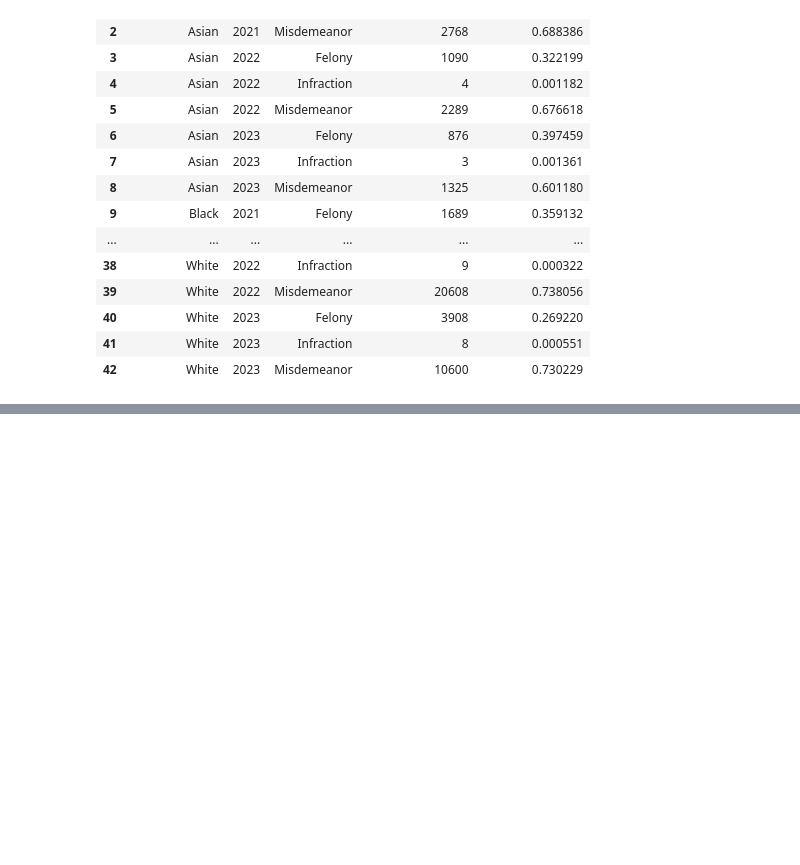
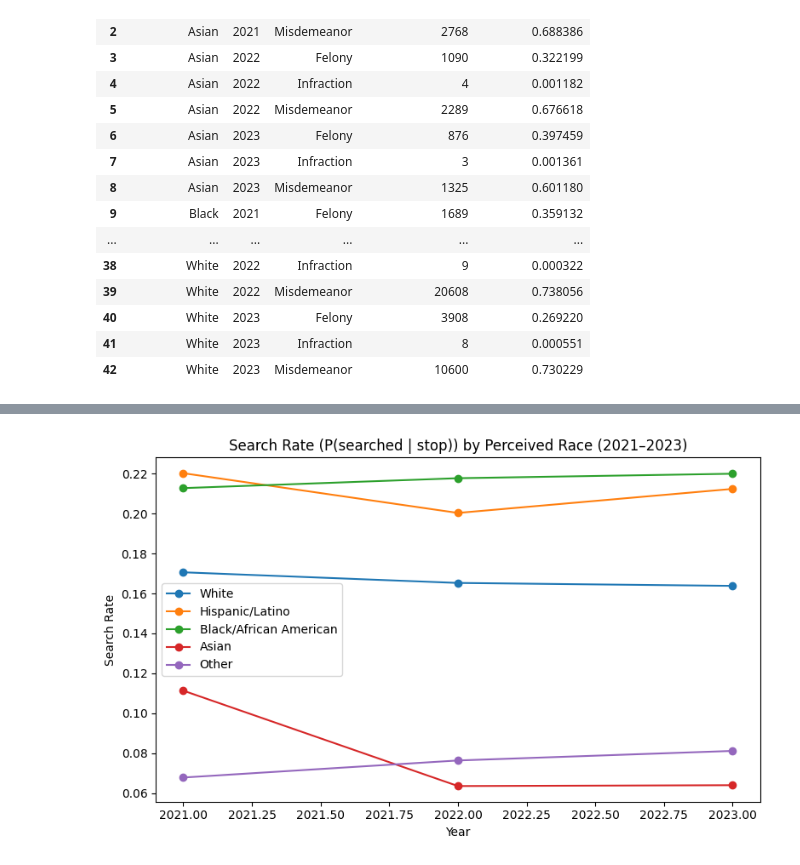
Before and after one commit to laurenbchu/honors-thesis, a Jupyter notebook: notebooks/Data_Exploration.ipynb, the cells around one changed output, grey strips where cells are left out. Saved outputs shown, nothing was run; the diff lists cells and outputs as text; code cells hidden in the pictures; blank space fills up the shorter version.

```diff
--- a/notebooks/Data_Exploration.ipynb
+++ b/notebooks/Data_Exploration.ipynb
@@ -290,0 +406,16 @@ charge_distribution
+# %%
+# Decision-making over time: Search Rate (line chart)
+
+plt.figure(figsize=(8, 5))
+for race in race_order:
+    d = analysis[analysis["Perceived Race"] == race].sort_values("Year")
+    if len(d) > 0:
+        plt.plot(d["Year"], d["Search Rate"], marker="o", label=race)
+
+plt.title("Search Rate (P(searched | stop)) by Perceived Race (2021–2023)")
+plt.xlabel("Year")
+plt.ylabel("Search Rate")
+plt.legend()
+finish_plot("03_search_rate_trend.png")
+# %% [output]
+[figure, added]
```
Also changed, not shown: parts of 18 cells of this notebook.
